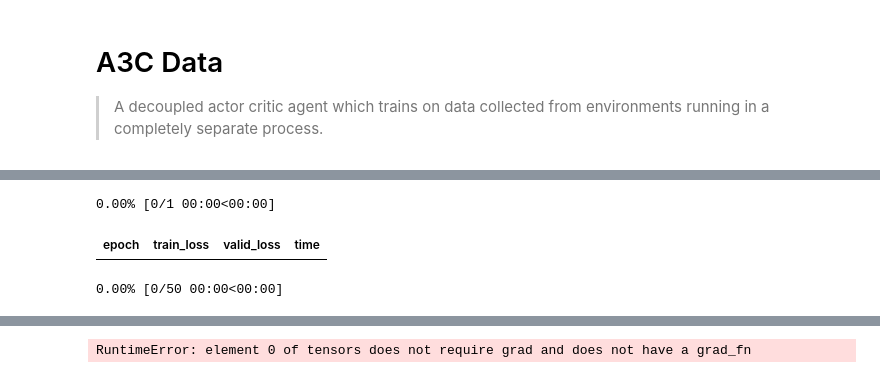
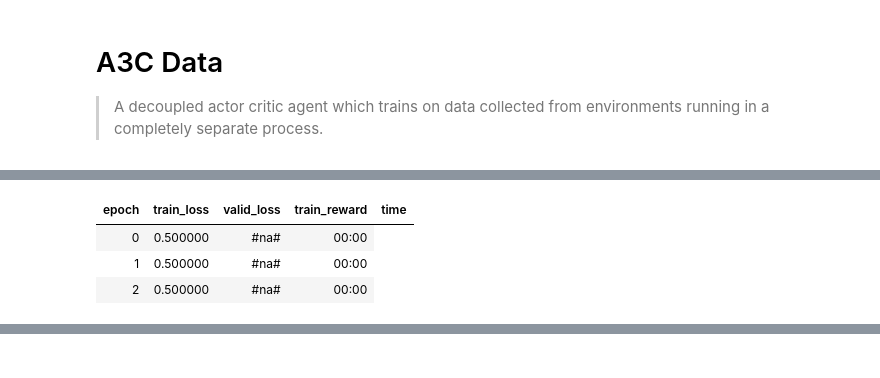
Before and after one commit to josiahls/fast-reinforcement-learning-2, a Jupyter notebook: nbs/12_a3c.a3c_data.ipynb, the cells around one changed output, grey strips where cells are left out. Saved outputs shown, nothing was run; the diff lists cells and outputs as text; code cells hidden in the pictures.

Commit message:
Added: - a3c batching functionality Fixed: - datasets with env env dont return "dones" Notes: - next we need to transition to training this mother fucker

```diff
--- a/nbs/12_a3c.a3c_data.ipynb
+++ b/nbs/12_a3c.a3c_data.ipynb
@@ -44,10 +45,10 @@ _logger.setLevel('INFO')
 from fastcore.foundation import *
 import sys
 # %%
-
+# export
 @safe_fit
 def a3c_data_fitter(model,agent,ds,data_queue,pause_event,
-                    cancel_event):
+                    cancel_event,metric_queue):
     dataset=ds()
     while not cancel_event.is_set():
         for xb,yb in dataset:
@@ -55,12 +56,22 @@ def a3c_data_fitter(model,agent,ds,data_queue,pause_event,
             if pause_event.is_set():cancel_event.wait(0.1)
             if cancel_event.is_set():break
         if cancel_event.is_set():break
+        if metric_queue is not None:
+            rs=dataset.pop_total_r()
+            if len(rs)!=0:metric_queue.put(TotalRewards(np.mean(rs)))
 
 @dataclass
 class A3CLearner(AgentLearner):
     fitter:Callable=a3c_data_fitter
+    batch_sz:int=100
+
     def __post_init__(self):
         super(A3CLearner,self).__post_init__()
         if self.model is None:self.model=self.agent.model
         if self.agent.model is None: self.agent.model=self.model
         self.model.share_memory()
+
+    def predict(self,s):
+        out=self.model(s)
+        if type(out)==tuple:return out[0]
+        return out
@@ -67,11 +164,27 @@ class A3CLearner(AgentLearner):
+# %%
+# export
+class A3CTrainer(LearnerCallback):
+    def __init__(self,*args,**kwargs):
+        super(A3CTrainer,self).__init__(*args,**kwargs)
+        self.batch=[]
+
+    def on_train_begin(self,**kwargs):
+        self.batch.clear()
+
+    def on_batch_begin(self,last_target,**kwargs):
+        self.batch.extend([Experience(**o) for o in last_target])
+        if len(self.batch)<self.learn.batch_sz:return
+
+    def on_backward_begin(self,*args,**kwargs): return {'skip_bwd':True,'skip_validate':True}
 # %%
 import pytest
-data=AsyncExperienceSourceDataBunch.from_env('CartPole-v1',display=False,firstlast=True,add_valid=False,max_steps=50,n_processes=1,n_envs=1)
+data=AsyncExperienceSourceDataBunch.from_env('CartPole-v1',display=False,firstlast=True,add_valid=False,max_steps=100,n_processes=1,n_envs=1)
 model=nn.Sequential(nn.Linear(4,5),nn.ReLU(),nn.Linear(5,2))
 agent=PolicyAgent(model=model)
-learn=A3CLearner(data,model,agent=agent,loss_func=fake_loss)
-learn.fit(1,lr=0.01,wd=1)
+learn=A3CLearner(data,model,agent=agent,callback_fns=[A3CTrainer,RewardMetric],loss_func=fake_loss)
+learn.fit(3,lr=0.01,wd=1)
 # %% [output]
-0.00% [0/1 00:00<00:00]
-| epoch | train_loss | valid_loss | time |
+| epoch | train_loss | valid_loss | train_reward | time |
+| 0 | 0.500000 | #na# | 00:00 |
+| 1 | 0.500000 | #na# | 00:00 |
+| 2 | 0.500000 | #na# | 00:00 |
-0.00% [0/50 00:00<00:00]
@@ -79 +190,0 @@ learn.fit(1,lr=0.01,wd=1)
-RuntimeError: element 0 of tensors does not require grad and does not have a grad_fn
```
Also changed, not shown: parts of 7 cells of this notebook, 12 other files.
